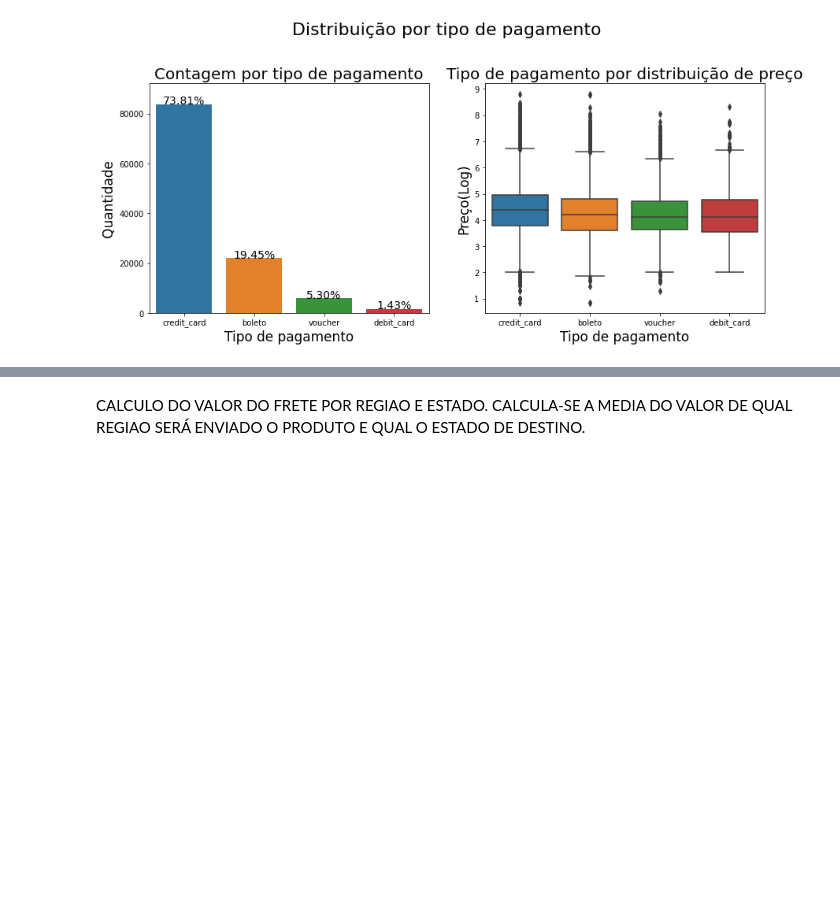
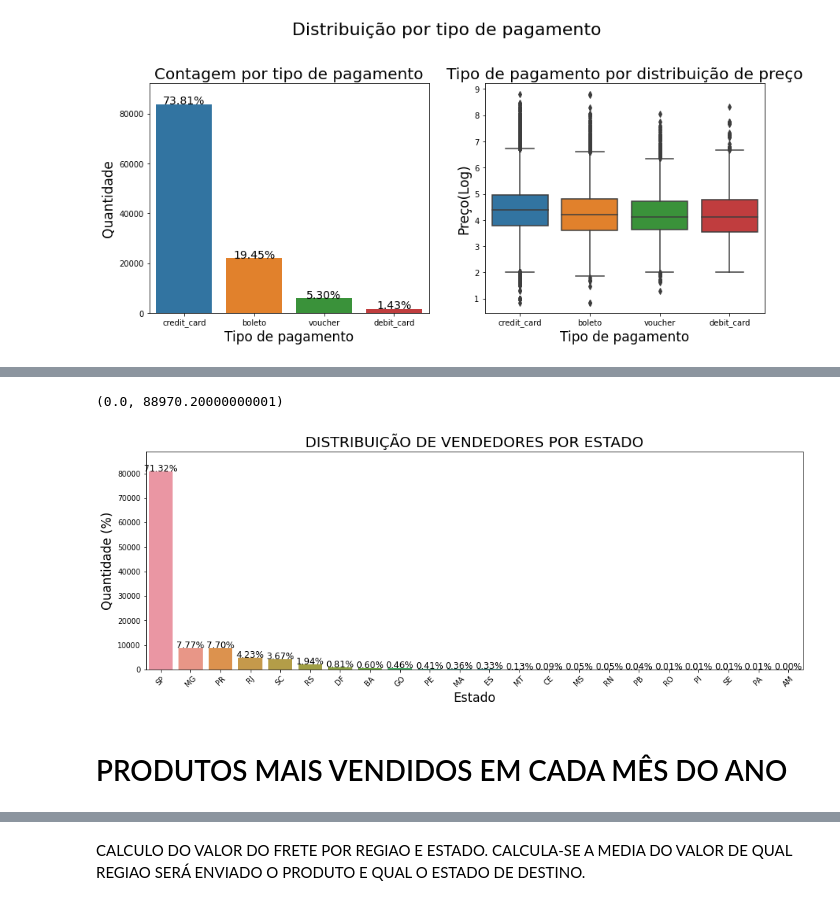
Before and after one commit to matusalemcassim/stack-labs, a Jupyter notebook: TESTE_02.ipynb, the cells around one changed output, grey strips where cells are left out. Saved outputs shown, nothing was run; the diff lists cells and outputs as text; code cells hidden in the pictures; blank space fills up the shorter version.

```diff
--- a/TESTE_02.ipynb
+++ b/TESTE_02.ipynb
@@ -190,0 +176,23 @@ plt.show()
+# %%
+plt.figure(figsize=(16,12))
+
+plt.subplot(212)
+g = sns.countplot(x='seller_state', data=merge_df, orient='h', order = merge_df['seller_state'].value_counts().index)
+g.set_title("DISTRIBUIÇÃO DE VENDEDORES POR ESTADO", fontsize=20)
+g.set_xlabel("Estado", fontsize=17)
+g.set_ylabel("Quantidade (%)", fontsize=17)
+g.set_xticklabels(g.get_xticklabels(),rotation=45)
+sizes = []
+for p in g.patches:
+    height = p.get_height()
+    sizes.append(height)
+    g.text(p.get_x()+p.get_width()/2.,
+            height + 3,
+            '{:1.2f}%'.format(height/total*100),
+            ha="center", fontsize=12)
+g.set_ylim(0, max(sizes) * 1.1)
+# %% [output]
+(0.0, 88970.20000000001)
+[figure, added]
+# %% [markdown]
+# PRODUTOS MAIS VENDIDOS EM CADA MÊS DO ANO
```
Also changed, not shown: parts of 21 cells of this notebook.
